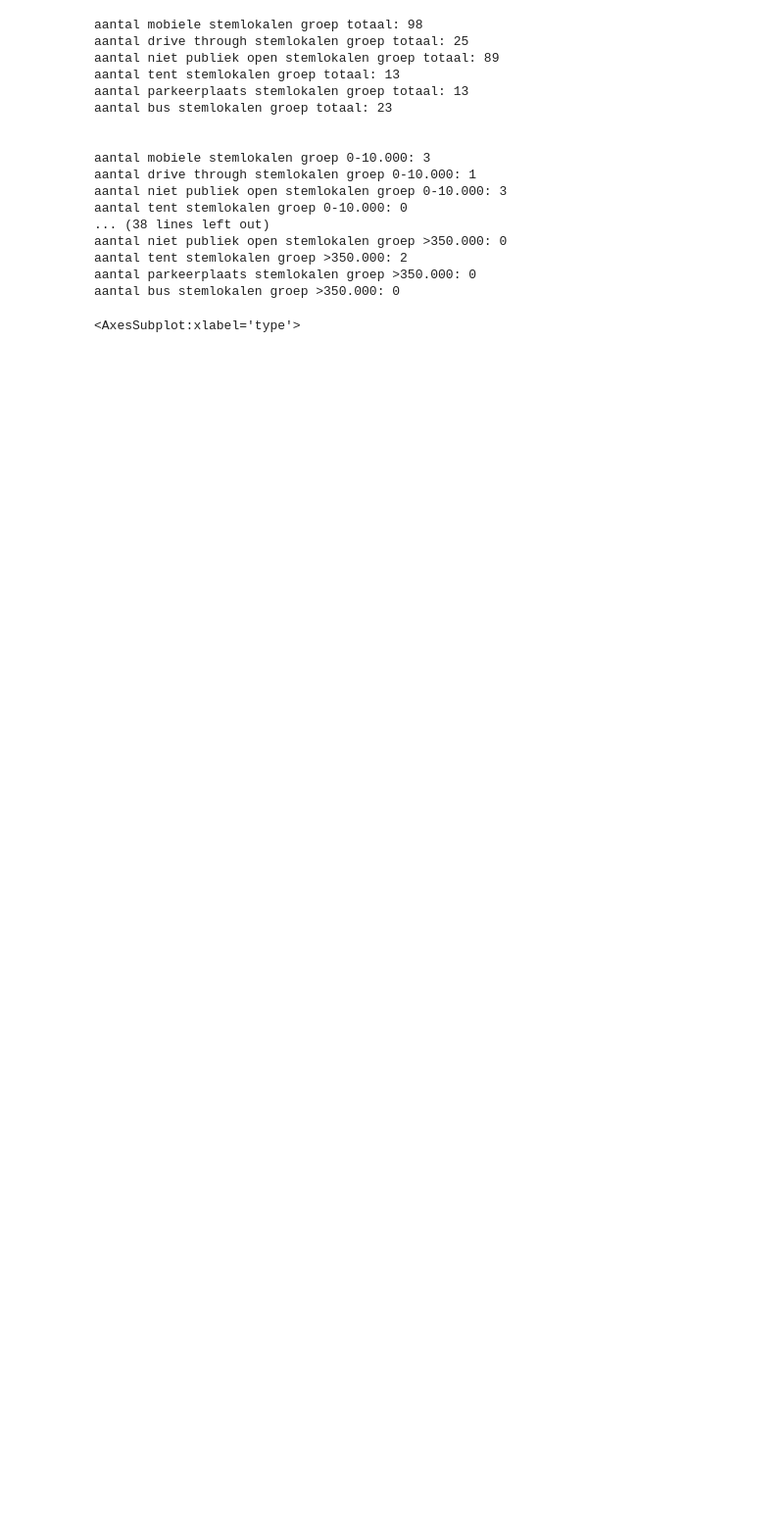
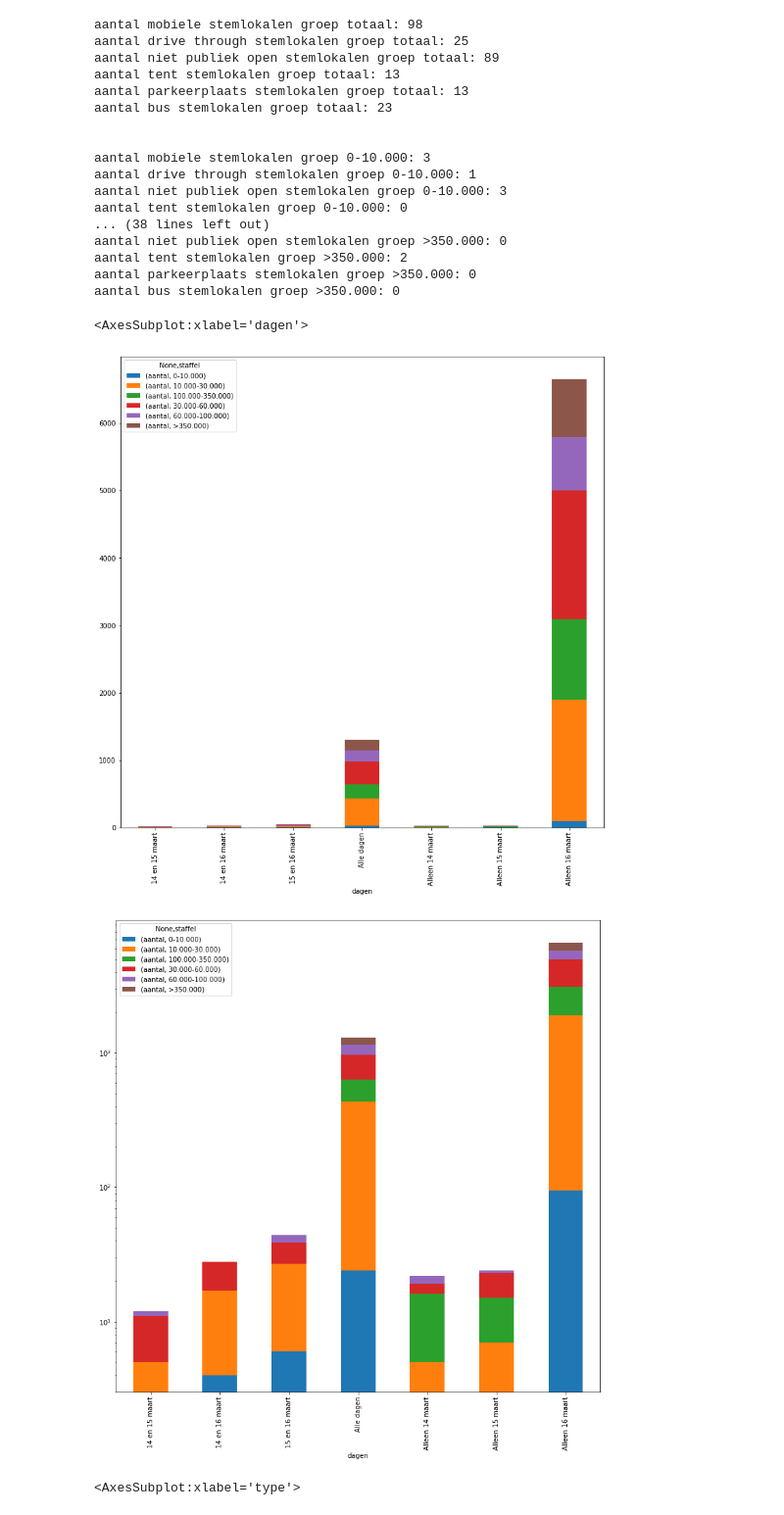
Before and after one commit to openstate/stembureau-meting, a Jupyter notebook: jupyter/stembureau_data.ipynb, the cells around one changed output. Shown at 98% size. Cells and saved outputs as stored; diff of their text form; code cells hidden in the pictures; blank space fills up the shorter version.

Commit message:
Deleted unneeded files, made day opening graphs

```diff
--- a/jupyter/stembureau_data.ipynb
+++ b/jupyter/stembureau_data.ipynb
@@ -1006,6 +970,58 @@ aantal bus stemlokalen groep >350.000: 0
 #de eerste vijf rijen zijn meta-data en kunnen we gerust weghalen voor nu
 #df_gr_gr = pd.read_csv(r'../data/stemmen/01_Groningen/#osv4-3_telling_gr2022_groningen.csv', skiprows=5, header=None, delimiter=';')
 #print(df_gr_gr)
+# %%
+open = {
+        'dagen': [],
+        'aantal': [],
+        'staffel': []
+    }
+
+
+def graph_open_2(df, label):
+
+    open['dagen'].append("Alleen 14 maart")
+    open['aantal'].append(df[df['Openingstijden 15-03-2022 van'].isnull()][df['Openingstijden 16-03-2022 van'].isnull()]['Openingstijden 14-03-2022 van'].count())
+    open['staffel'].append(label)
+
+    open['dagen'].append("Alleen 15 maart")
+    open['aantal'].append(df[df['Openingstijden 14-03-2022 van'].isnull()][df['Openingstijden 16-03-2022 van'].isnull()]['Openingstijden 15-03-2022 van'].count())
+    open['staffel'].append(label)
+
+    open['dagen'].append("Alleen 16 maart")
+    open['aantal'].append(df[df['Openingstijden 14-03-2022 van'].isnull()][df['Openingstijden 15-03-2022 van'].isnull()]['Openingstijden 16-03-2022 van'].count())
+    open['staffel'].append(label)
+
+    open['dagen'].append("14 en 15 maart")
+    open['aantal'].append(df[df['Openingstijden 16-03-2022 van'].isnull()].dropna(subset=['Openingstijden 15-03-2022 van'])['Openingstijden 14-03-2022 van'].count())
+    open['staffel'].append(label)
+
+    open['dagen'].append("14 en 16 maart")
+    open['aantal'].append(df[df['Openingstijden 15-03-2022 van'].isnull()].dropna(subset=['Openingstijden 16-03-2022 van'])['Openingstijden 14-03-2022 van'].count())
+    open['staffel'].append(label)
+
+    open['dagen'].append("15 en 16 maart")
+    open['aantal'].append(df[df['Openingstijden 14-03-2022 van'].isnull()].dropna(subset=['Openingstijden 15-03-2022 van'])['Openingstijden 16-03-2022 van'].count())
+    open['staffel'].append(label)
+
+    open['dagen'].append("Alle dagen")
+    open['aantal'].append(df.dropna(subset=['Openingstijden 16-03-2022 van', 'Openingstijden 15-03-2022 van'])['Openingstijden 14-03-2022 van'].count())
+    open['staffel'].append(label)
+
+def make_graph_open_2(label):
+    df_stemger_label = df_stemger_clean[df_stemger_clean['binned'].str.fullmatch(label)]
+    graph_open_2(filter_binned(gdf_wims_times, df_stemger_label), label)
+
+for label in labels:
+    make_graph_open_2(label)
+
+pd.DataFrame(open).pivot(index='dagen', columns=['staffel'], values=['aantal']).plot(kind="bar", stacked=True, figsize=(13,13))
+
+pd.DataFrame(open).pivot(index='dagen', columns=['staffel'], values=['aantal']).plot(kind="bar", stacked=True, figsize=(13,13), log=True)
+# %% [output]
+<AxesSubplot:xlabel='dagen'>
+[figure, added]
+[figure, added]
 # %%
 counts =   {'type': [],
                 'aantal': [],
```
Also changed, not shown: parts of 6 cells of this notebook, 4 other files.
